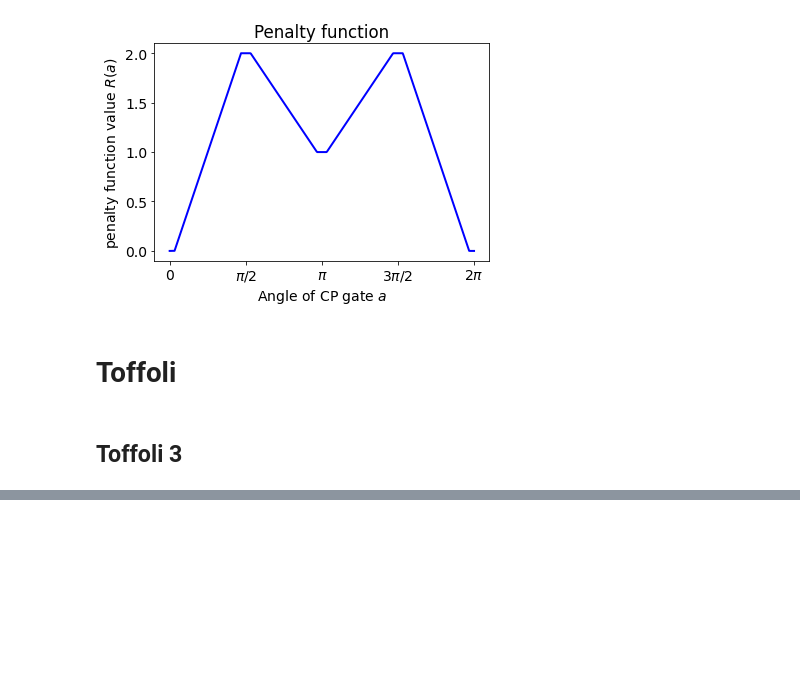
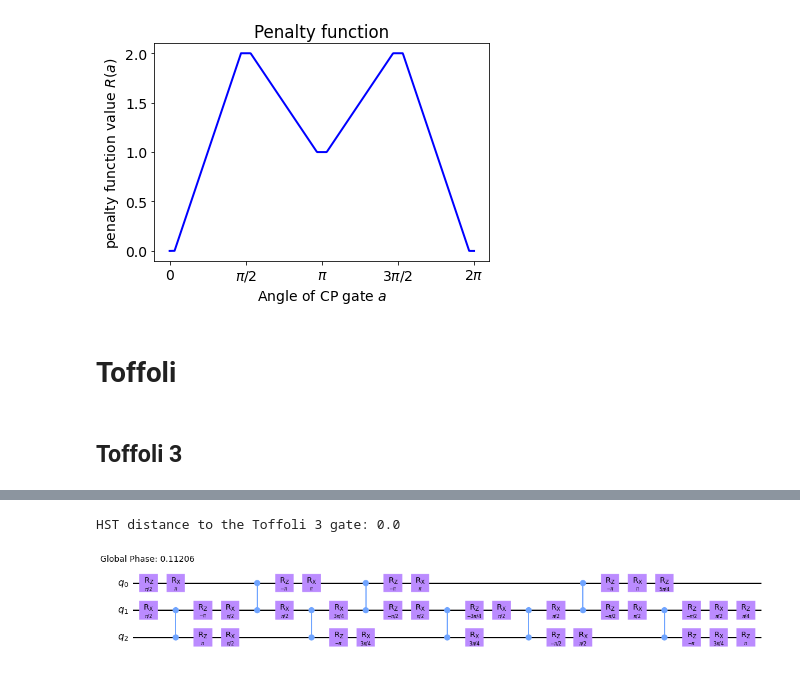
Before and after one commit to idnm/cpflow, a Jupyter notebook: paper/peppar.ipynb, the cells around one changed output, grey strips where cells are left out. Saved outputs shown, nothing was run; the diff lists cells and outputs as text; code cells hidden in the pictures; blank space fills up the shorter version.

```diff
--- a/paper/peppar.ipynb
+++ b/paper/peppar.ipynb
@@ -163,0 +239,13 @@ results.plot_trials()
+# %%
+qx = convert_to_ZXZ(best_circ)
+qx = move_all_rgates(qx)
+qx = merge_all_rgates(qx)
+qx = remove_zero_rgates(qx)
+qx = merge_all_rgates(qx)
+
+print(f'HST distance to the Toffoli 3 gate: {cost_HST(Operator(qx.reverse_bits()).data, u_toff3)}')
+
+qx.draw(output='mpl')
+# %% [output]
+HST distance to the Toffoli 3 gate: 0.0
+[figure, added]
```
Also changed, not shown: parts of 10 cells of this notebook, 2 other files.
